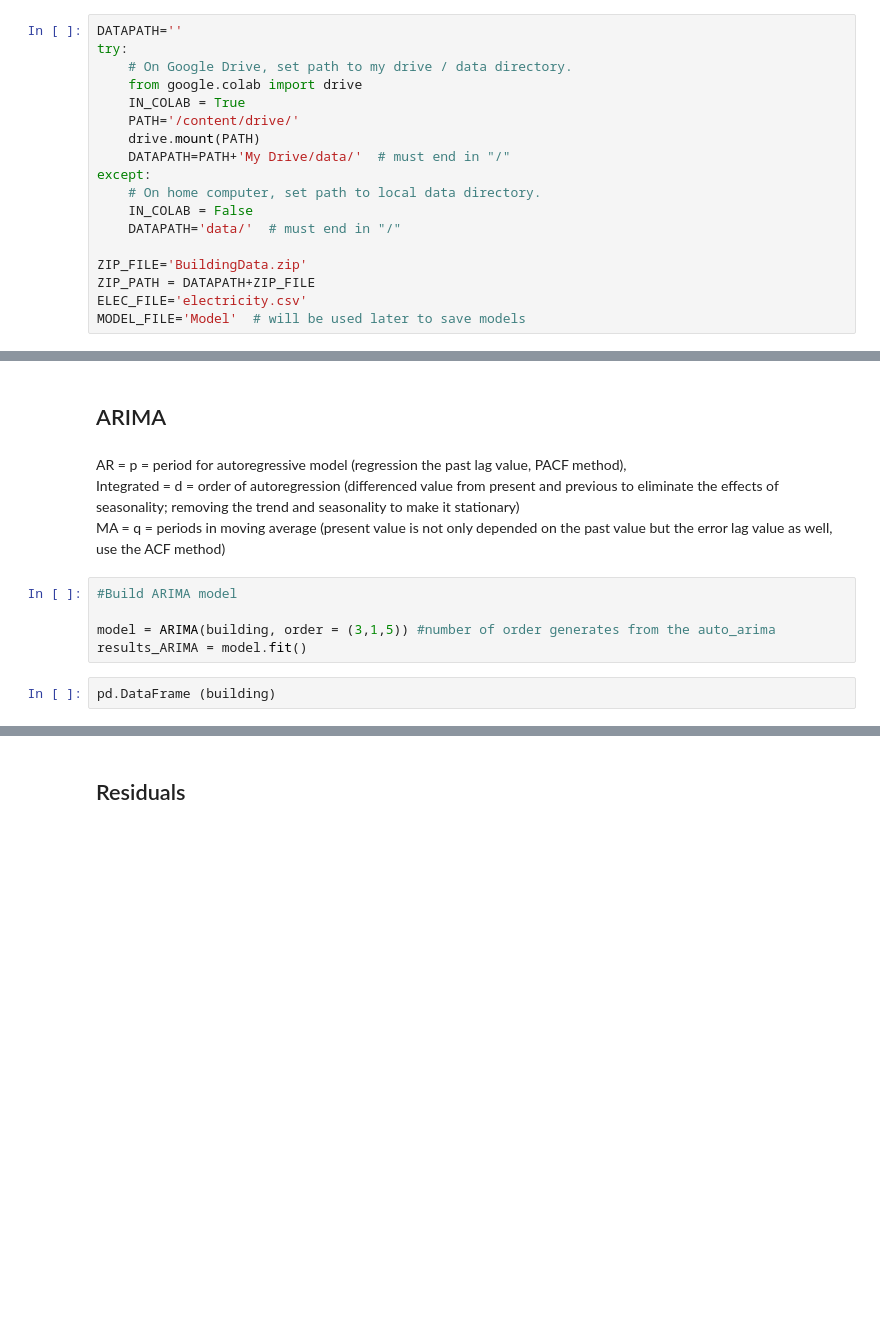
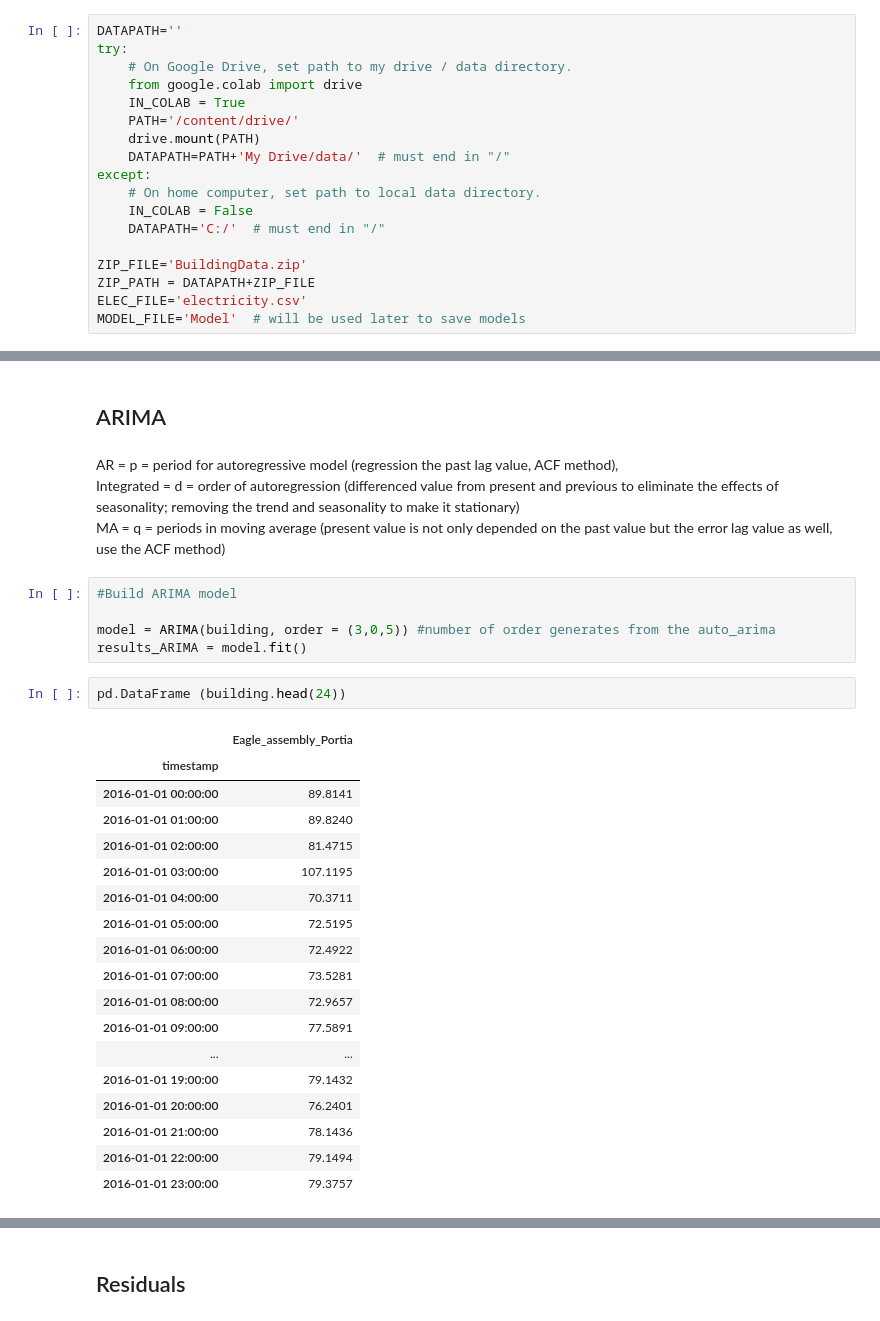
Before and after one commit to ShepherdCode/BuildingEnergy, a Jupyter notebook: Elect_ARIMA_103.ipynb, the cells around one changed output, grey strips where cells are left out. Drawn from its saved outputs; the diff is of its cells as text; blank space fills up the shorter version.

```diff
--- a/Elect_ARIMA_103.ipynb
+++ b/Elect_ARIMA_103.ipynb
@@ -10,7 +10,7 @@ try:
 except:
     # On home computer, set path to local data directory.
     IN_COLAB = False
-    DATAPATH='data/'  # must end in "/"
+    DATAPATH='C:/'  # must end in "/"
 
 ZIP_FILE='BuildingData.zip'
 ZIP_PATH = DATAPATH+ZIP_FILE
@@ -160,7 +203,7 @@ Using auto_arima function
 ## ARIMA
 # %% [markdown]
 
-AR = p = period for autoregressive model (regression the past lag value, PACF method),
+AR = p = period for autoregressive model (regression the past lag value, ACF method),
 <br>
 Integrated = d = order of autoregression (differenced value from present and previous to eliminate the effects of seasonality; removing the trend and seasonality to make it stationary)
 <br>
@@ -168,10 +211,29 @@ MA = q = periods in moving average (present value is not only depended on the pa
 # %%
 #Build ARIMA model
 
-model = ARIMA(building, order = (3,1,5)) #number of order generates from the auto_arima
+model = ARIMA(building, order = (3,0,5)) #number of order generates from the auto_arima
 results_ARIMA = model.fit()
 # %%
-pd.DataFrame (building)
+pd.DataFrame (building.head(24))
+# %% [output]
+|  | Eagle_assembly_Portia |
+| timestamp |  |
+| 2016-01-01 00:00:00 | 89.8141 |
+| 2016-01-01 01:00:00 | 89.8240 |
+| 2016-01-01 02:00:00 | 81.4715 |
+| 2016-01-01 03:00:00 | 107.1195 |
+| 2016-01-01 04:00:00 | 70.3711 |
+| 2016-01-01 05:00:00 | 72.5195 |
+| 2016-01-01 06:00:00 | 72.4922 |
+| 2016-01-01 07:00:00 | 73.5281 |
+| 2016-01-01 08:00:00 | 72.9657 |
+| 2016-01-01 09:00:00 | 77.5891 |
+| ... | ... |
+| 2016-01-01 19:00:00 | 79.1432 |
+| 2016-01-01 20:00:00 | 76.2401 |
+| 2016-01-01 21:00:00 | 78.1436 |
+| 2016-01-01 22:00:00 | 79.1494 |
+| 2016-01-01 23:00:00 | 79.3757 |
 # %%
 pred = results_ARIMA.predict(start = len (building), end = len(building)+24*7, typ = 'levels'). rename ('ARIMA predictions')
 pd.DataFrame(pred)
```
Also changed, not shown: parts of 17 cells of this notebook.
